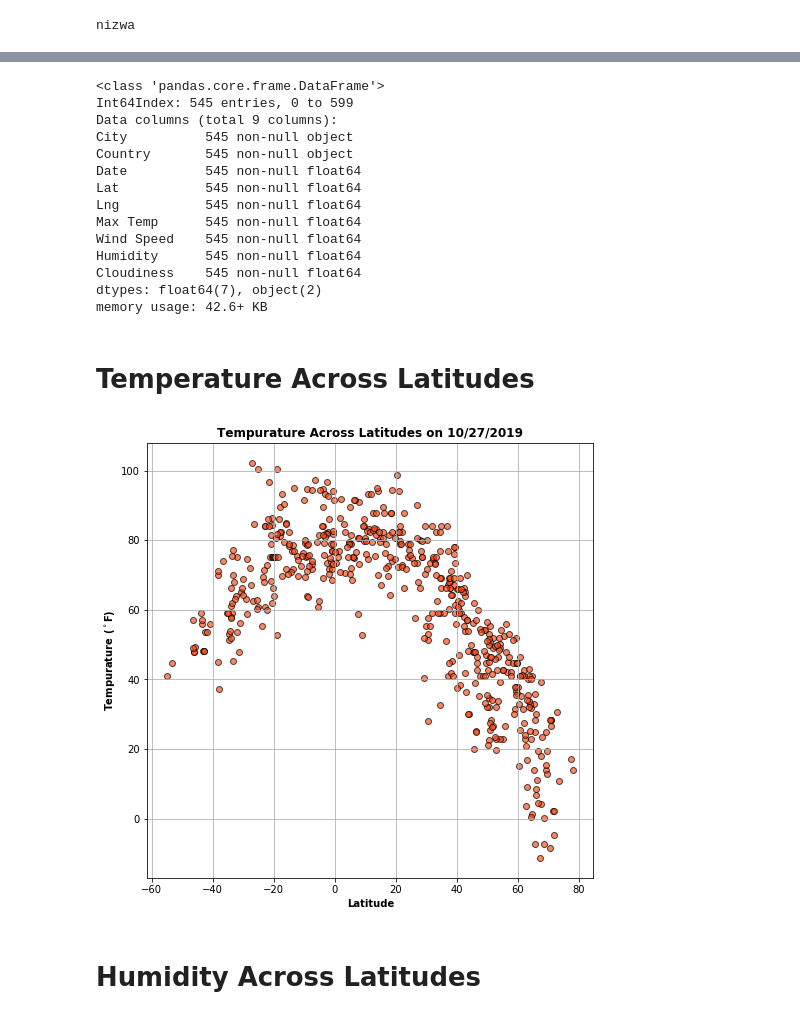
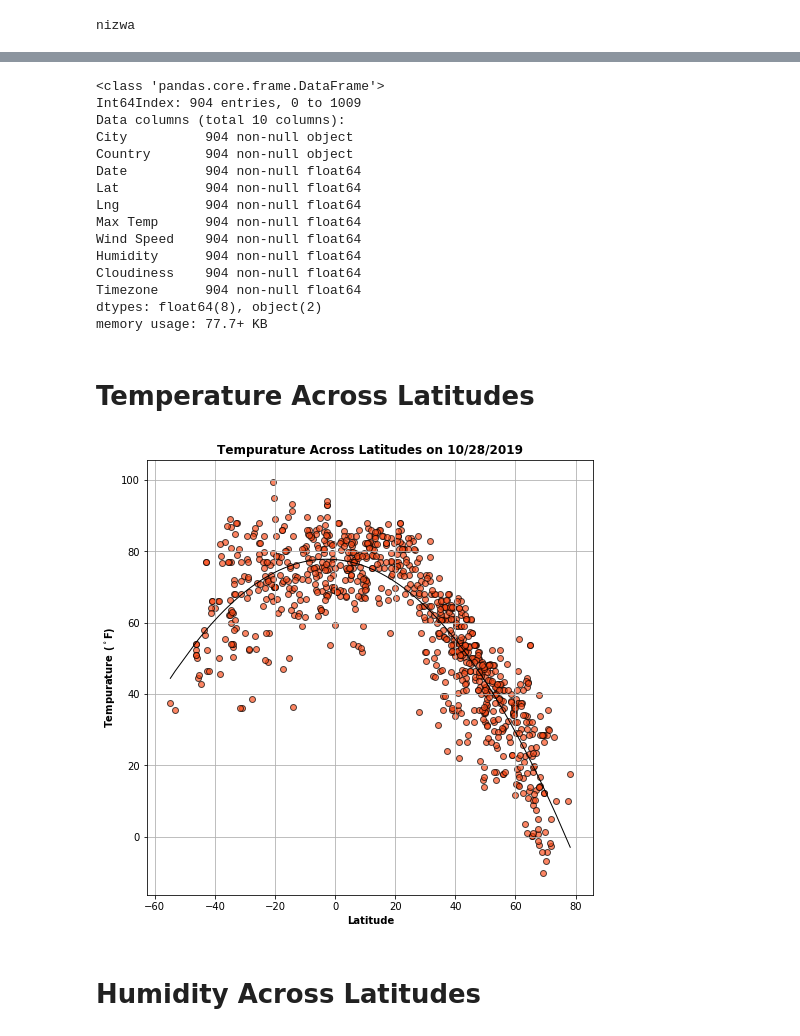
Before and after one commit to TheFoodForest/API_Challenge, a Jupyter notebook: WeatherPy.ipynb, the cells around one changed output, grey strips where cells are left out. Cells and saved outputs as stored; diff of their text form; code cells hidden in the pictures.

```diff
--- a/WeatherPy.ipynb
+++ b/WeatherPy.ipynb
@@ -13,9 +25,21 @@ print(city)
 # %% [output]
 nizwa
 # %%
-lats = np.random.uniform(low=-90.000, high=90.000, size=1500)
-lngs = np.random.uniform(low=-180.000, high=180.000, size=1500)
+import seaborn as sns
 
+lats = np.random.uniform(low=-90.000, high=90.000, size=3000)
+lngs = np.random.uniform(low=-180.000, high=180.000, size=3000)
+
+
+plt.hist(lats)
+plt.xticks(np.arange(-90,91,10))
+plt.title('Histogram of Random Generated Latitudes')
+plt.show()
+
+plt.hist(lngs)
+plt.xticks(np.arange(-180,180,50))
+plt.title('Histogram of Random Generated Lngitudes')
+plt.show()
 
 cities = []
 for lat, lng in zip(lats, lngs):
@@ -49,7 +75,7 @@ print("Beginning Data Retrieval\n")
 print("------------------------\n")
 
 for i in range(len(cities)):
-    print('Processing Record {}  |  {}'.format(i+1,cities[i]))
+    print('Processing Record {} of {} | City: {}'.format(i+1,len(cities),cities[i]))
     try:
         responce = ow.get_current(cities[i],**settings)
         sum_df.loc[sum_df['City']==cities[i],'Country'] = responce('sys.country')
@@ -60,12 +86,8 @@ for i in range(len(cities)):
         sum_df.loc[sum_df['City']==cities[i],'Wind Speed'] = responce('wind.speed')
         sum_df.loc[sum_df['City']==cities[i],'Humidity'] = responce('main.humidity')
         sum_df.loc[sum_df['City']==cities[i],'Cloudiness'] = responce('clouds.all')
-        #sum_df.loc[sum_df['City']==cities[i],'Timezone'] = responce('timezone')
+        sum_df.loc[sum_df['City']==cities[i],'Timezone'] = responce('timezone')
     except:
         print("City not Found. Skipping..")
-
-
-
-sum_df.head()
 # %% [output]
 Beginning Data Retrieval
@@ -98,38 +114,53 @@ sum_df.info()
 sum_df.to_csv('WeatherCSV.csv')
 # %% [output]
 <class 'pandas.core.frame.DataFrame'>
-Int64Index: 545 entries, 0 to 599
-Data columns (total 9 columns):
-City          545 non-null object
-Country       545 non-null object
-Date          545 non-null float64
-Lat           545 non-null float64
-Lng           545 non-null float64
-Max Temp      545 non-null float64
-Wind Speed    545 non-null float64
-Humidity      545 non-null float64
-Cloudiness    545 non-null float64
-dtypes: float64(7), object(2)
-memory usage: 42.6+ KB
+Int64Index: 904 entries, 0 to 1009
+Data columns (total 10 columns):
+City          904 non-null object
+Country       904 non-null object
+Date          904 non-null float64
+Lat           904 non-null float64
+Lng           904 non-null float64
+Max Temp      904 non-null float64
+Wind Speed    904 non-null float64
+Humidity      904 non-null float64
+Cloudiness    904 non-null float64
+Timezone      904 non-null float64
+dtypes: float64(8), object(2)
+memory usage: 77.7+ KB
 # %% [markdown]
 # Temperature Across Latitudes
 # %%
 from datetime import datetime
 
 now = datetime.now().strftime('%m/%d/%Y')
 
 y = sum_df.loc[:,'Max Temp'].values
 x = sum_df.loc[:,'Lat'].values
 
+from scipy.optimize import curve_fit
+
+def parab(x,a,b,h,k):
+    return (a*((x-h)**2))+(b*(x-h)) + k
+
+param, param_cov = curve_fit(parab,x,y)
+
+#vertex = (-1*param[1])/(2*param[2])
+
+x_ = np.unique(x)
+
 plt.figure(figsize=(8,8))
-plt.scatter(x,y,edgecolor='k',alpha=.68,color='#fb4c19')
+plt.plot(x_,parab(x_,*param),label='Best Fit Line',color='k', linewidth=1)
+#plt.scatter(vertex,parab(vertex,*param),color='r',s=500,edgecolor='k')
+plt.scatter(x,y,edgecolor='k',alpha=.68,color='#fb4c19', label='Tempurature')
 plt.xlabel('Latitude',fontweight='bold')
 plt.ylabel('Tempurature ($^\circ$F)', fontweight='bold')
 plt.title('Tempurature Across Latitudes on {}'.format(now),fontweight='bold')
 plt.grid(True)
+plt.savefig("Tempurature.png")
 plt.show()
 # %% [output]
-[figure, old version]
+[figure, new version]
 # %% [markdown]
 # Humidity Across Latitudes
 # %%
```
Also changed, not shown: parts of 29 cells of this notebook, 5 other files.
